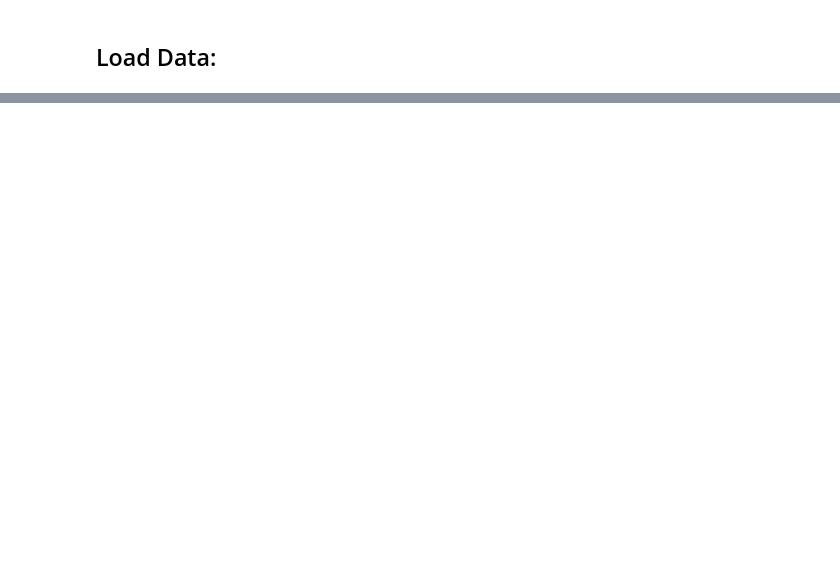
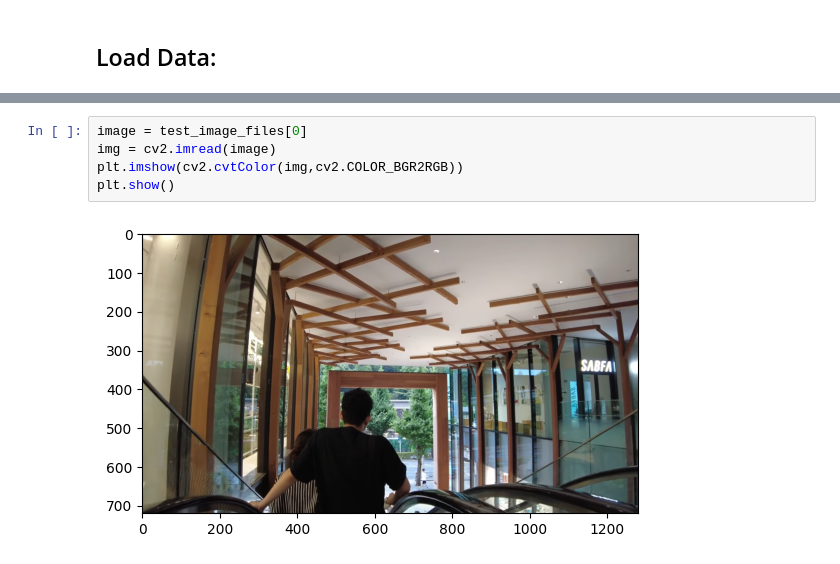
Before and after one commit to cjvillar/tf-image-train-workbook, a Jupyter notebook: tf_image.ipynb, the cells around one changed output, grey strips where cells are left out. Drawn from its saved outputs; the diff is of its cells as text; blank space fills up the shorter version.

```diff
--- a/tf_image.ipynb
+++ b/tf_image.ipynb
@@ -92,0 +296,7 @@ print(dataset)
+# %%
+image = test_image_files[0]
+img = cv2.imread(image)
+plt.imshow(cv2.cvtColor(img,cv2.COLOR_BGR2RGB))
+plt.show()
+# %% [output]
+[figure, added]
```
Also changed, not shown: parts of 33 cells of this notebook, 1 other file.
